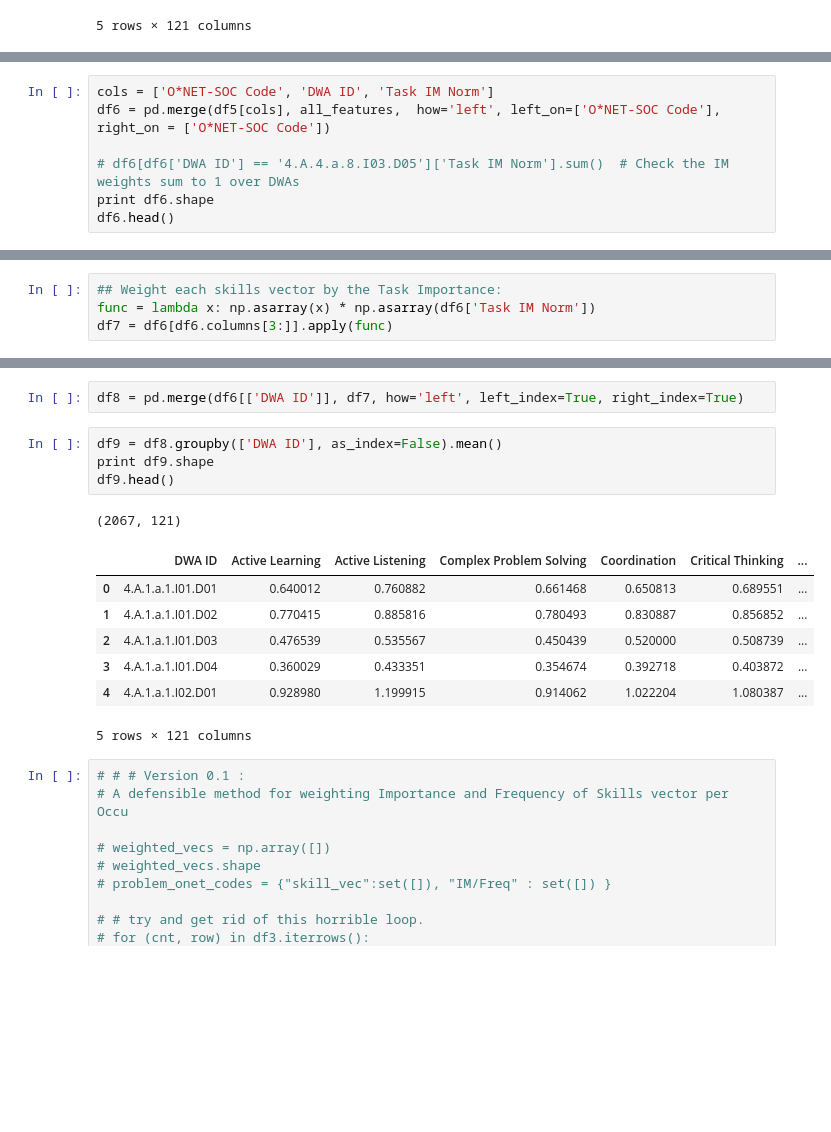
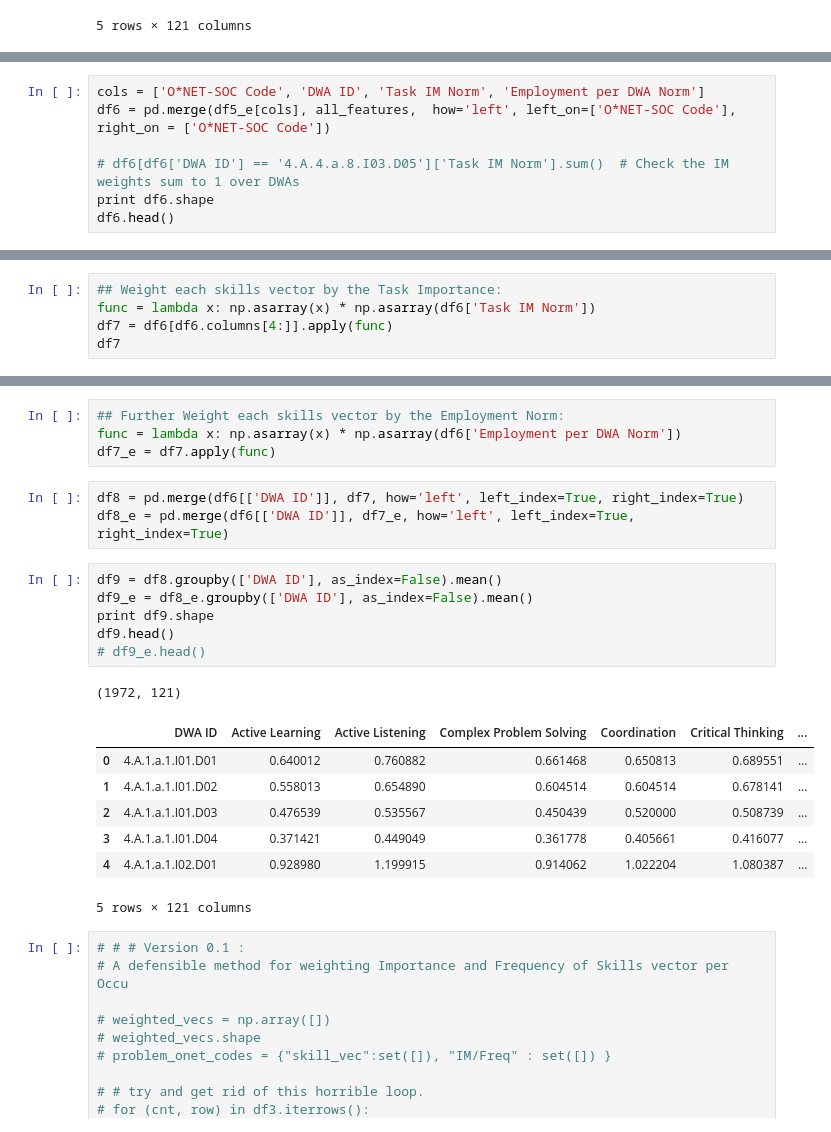
Before and after one commit to PDuckworth/FutureOf, a Jupyter notebook: FutureOfEmployment/skills_ability_vector_per_task.ipynb, the cells around one changed output, grey strips where cells are left out. Drawn from its saved outputs; the diff is of its cells as text; blank space fills up the shorter version.

```diff
--- a/FutureOfEmployment/skills_ability_vector_per_task.ipynb
+++ b/FutureOfEmployment/skills_ability_vector_per_task.ipynb
@@ -256,6 +303,6 @@ all_features.head()
 # %%
-cols = ['O*NET-SOC Code', 'DWA ID', 'Task IM Norm']
-df6 = pd.merge(df5[cols], all_features,  how='left', left_on=['O*NET-SOC Code'], right_on = ['O*NET-SOC Code'])
+cols = ['O*NET-SOC Code', 'DWA ID', 'Task IM Norm', 'Employment per DWA Norm']
+df6 = pd.merge(df5_e[cols], all_features,  how='left', left_on=['O*NET-SOC Code'], right_on = ['O*NET-SOC Code'])
 
 # df6[df6['DWA ID'] == '4.A.4.a.8.I03.D05']['Task IM Norm'].sum()  # Check the IM weights sum to 1 over DWAs
 print df6.shape
@@ -272,4 +319,5 @@ df6.head()
 # %%
 ## Weight each skills vector by the Task Importance:
 func = lambda x: np.asarray(x) * np.asarray(df6['Task IM Norm'])
-df7 = df6[df6.columns[3:]].apply(func)
+df7 = df6[df6.columns[4:]].apply(func)
+df7
@@ -276,16 +343,23 @@ df7 = df6[df6.columns[3:]].apply(func)
+# %%
+## Further Weight each skills vector by the Employment Norm:
+func = lambda x: np.asarray(x) * np.asarray(df6['Employment per DWA Norm'])
+df7_e = df7.apply(func)
 # %%
 df8 = pd.merge(df6[['DWA ID']], df7, how='left', left_index=True, right_index=True)
+df8_e = pd.merge(df6[['DWA ID']], df7_e, how='left', left_index=True, right_index=True)
 # %%
 df9 = df8.groupby(['DWA ID'], as_index=False).mean()
+df9_e = df8_e.groupby(['DWA ID'], as_index=False).mean()
 print df9.shape
 df9.head()
+# df9_e.head()
 # %% [output]
-(2067, 121)
+(1972, 121)
 |  | DWA ID | Active Learning | Active Listening | Complex Problem Solving | Coordination | Critical Thinking | ... |
 | 0 | 4.A.1.a.1.I01.D01 | 0.640012 | 0.760882 | 0.661468 | 0.650813 | 0.689551 | ... |
-| 1 | 4.A.1.a.1.I01.D02 | 0.770415 | 0.885816 | 0.780493 | 0.830887 | 0.856852 | ... |
+| 1 | 4.A.1.a.1.I01.D02 | 0.558013 | 0.654890 | 0.604514 | 0.604514 | 0.678141 | ... |
 | 2 | 4.A.1.a.1.I01.D03 | 0.476539 | 0.535567 | 0.450439 | 0.520000 | 0.508739 | ... |
-| 3 | 4.A.1.a.1.I01.D04 | 0.360029 | 0.433351 | 0.354674 | 0.392718 | 0.403872 | ... |
+| 3 | 4.A.1.a.1.I01.D04 | 0.371421 | 0.449049 | 0.361778 | 0.405661 | 0.416077 | ... |
 | 4 | 4.A.1.a.1.I02.D01 | 0.928980 | 1.199915 | 0.914062 | 1.022204 | 1.080387 | ... |
 5 rows × 121 columns
 # %%
```
Also changed, not shown: parts of 16 cells of this notebook, 1 other file.
